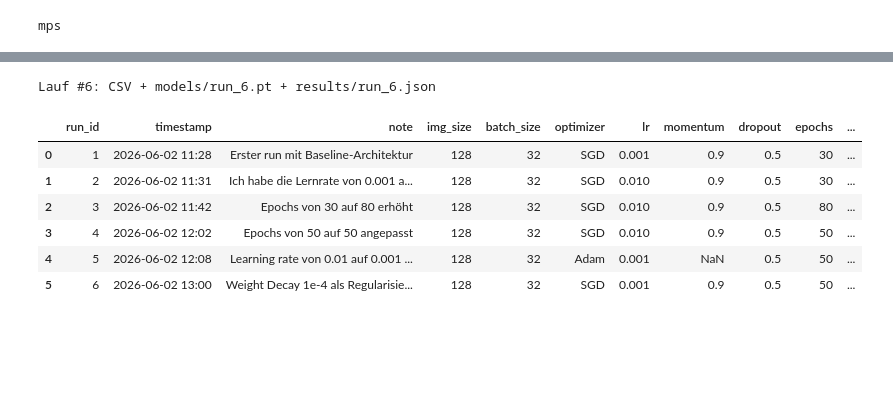
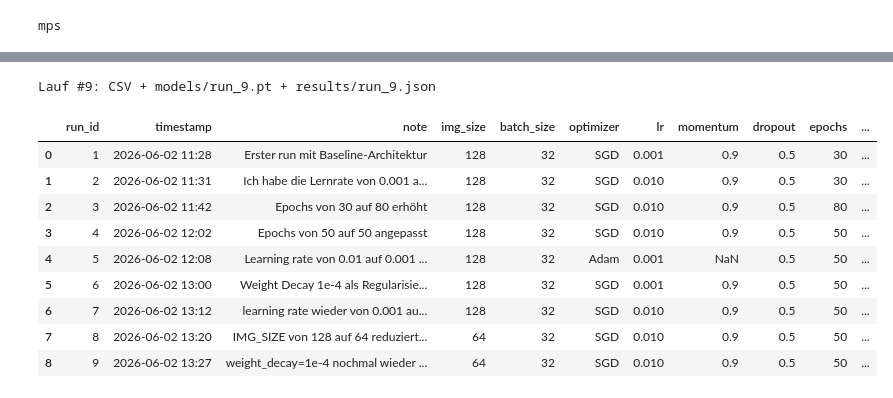
Before and after one commit to tjaarek/album-cover-genre-classifier, a Jupyter notebook: notebooks/02-album-classifier.ipynb, the cells around one changed output, grey strips where cells are left out. Cells and saved outputs as stored; diff of their text form; code cells hidden in the pictures; blank space fills up the shorter version.

Commit message:
test CNN with diffrent changes through the parameters

```diff
--- a/notebooks/02-album-classifier.ipynb
+++ b/notebooks/02-album-classifier.ipynb
@@ -19,7 +19,7 @@ from pathlib import Path
 DATA_DIR      = Path("../data/split")
 
 # Daten
-IMG_SIZE      = 128      # 64, 128 oder 300 — dein Experiment
+IMG_SIZE      = 64      # 64, 128 oder 300 — dein Experiment
 BATCH_SIZE    = 32
 NUM_WORKERS   = 0
 
@@ -28,7 +28,7 @@ NUM_CLASSES   = 10
 DROPOUT       = 0.5
 
 # Training
-LEARNING_RATE = 0.001
+LEARNING_RATE = 0.01
 NUM_EPOCHS    = 50
 
 # --- Transformationen ---
@@ -98,13 +98,16 @@ import torch.nn.functional as F
 class CoverCNN(nn.Module):
     def __init__(self, num_classes=10, dropout=0.5):
         super().__init__()
+
         # Convolutional Layer (Merkmalsextraktion)
         self.conv1 = nn.Conv2d(3,   32,  kernel_size=3, padding=1)
         self.conv2 = nn.Conv2d(32,  64,  kernel_size=3, padding=1)
         self.conv3 = nn.Conv2d(64,  128, kernel_size=3, padding=1)
+
         # Pooling Layer
         self.pool          = nn.MaxPool2d(kernel_size=2, stride=2)
         self.adaptive_pool = nn.AdaptiveAvgPool2d((4, 4))
+
         # Fully Connected Layer (Klassifikation)
         self.fc1     = nn.Linear(128 * 4 * 4, 256)
         self.dropout = nn.Dropout(dropout)
@@ -124,7 +127,7 @@ class CoverCNN(nn.Module):
 # --- Modell, Loss, Optimizer (alles aus dem Konfig-Block) ---
 model     = CoverCNN(num_classes=NUM_CLASSES, dropout=DROPOUT).to(device)
 loss_fn   = nn.CrossEntropyLoss()
-optimizer = torch.optim.SGD(model.parameters(), lr=LEARNING_RATE, momentum=0.9, weight_decay=1e-4) # torch.optim.Adam(model.parameters(), lr=LEARNING_RATE) # torch.optim.SGD(model.parameters(), lr=LEARNING_RATE, momentum=0.9)
+optimizer = torch.optim.SGD(model.parameters(), lr=LEARNING_RATE, momentum=0.9) # torch.optim.Adam(model.parameters(), lr=LEARNING_RATE) # torch.optim.SGD(model.parameters(), lr=LEARNING_RATE, momentum=0.9)
 # %%
 import torchmetrics
 
@@ -234,7 +237,7 @@ from datetime import datetime
 from pathlib import Path
 
 # --- HIER pro Lauf anpassen: was hast du verändert? ---
-RUN_NOTE = "Weight Decay 1e-4 als Regularisierung hinzugefügt"
+RUN_NOTE = "weight_decay=1e-4 nochmal wieder raus nehmen"
 
 LOG_FILE    = Path("../experiments.csv")
 MODELS_DIR  = Path("../models")
@@ -272,31 +275,34 @@ row = {
     "final_val_acc":    round(val_acc_hist[last_epoch], 4),
     "best_val_acc":     round(val_acc_hist[best_epoch], 4),
     "best_epoch":       best_epoch,
 }
 log = pd.concat([log, pd.DataFrame([row])], ignore_index=True)
 log.to_csv(LOG_FILE, index=False)
 
 # 2) Modellgewichte sichern
 torch.save(model.state_dict(), MODELS_DIR / f"run_{run_id}.pt")
 
 # 3) vollständige Verläufe sichern (zum späteren Re-Plotten)
 history = {
     "train_loss": list(train_loss_hist.values()),
     "val_loss":   list(val_loss_hist.values()),
     "train_acc":  list(train_acc_hist.values()),
     "val_acc":    list(val_acc_hist.values()),
 }
 with open(RESULTS_DIR / f"run_{run_id}.json", "w") as f:
     json.dump(history, f)
 
 print(f"Lauf #{run_id}: CSV + models/run_{run_id}.pt + results/run_{run_id}.json")
 log
 # %% [output]
-Lauf #6: CSV + models/run_6.pt + results/run_6.json
+Lauf #9: CSV + models/run_9.pt + results/run_9.json
 |  | run_id | timestamp | note | img_size | batch_size | optimizer | lr | momentum | dropout | epochs | ... |
 | 0 | 1 | 2026-06-02 11:28 | Erster run mit Baseline-Architektur | 128 | 32 | SGD | 0.001 | 0.9 | 0.5 | 30 | ... |
 | 1 | 2 | 2026-06-02 11:31 | Ich habe die Lernrate von 0.001 a... | 128 | 32 | SGD | 0.010 | 0.9 | 0.5 | 30 | ... |
 | 2 | 3 | 2026-06-02 11:42 | Epochs von 30 auf 80 erhöht | 128 | 32 | SGD | 0.010 | 0.9 | 0.5 | 80 | ... |
 | 3 | 4 | 2026-06-02 12:02 | Epochs von 50 auf 50 angepasst | 128 | 32 | SGD | 0.010 | 0.9 | 0.5 | 50 | ... |
 | 4 | 5 | 2026-06-02 12:08 | Learning rate von 0.01 auf 0.001 ... | 128 | 32 | Adam | 0.001 | NaN | 0.5 | 50 | ... |
 | 5 | 6 | 2026-06-02 13:00 | Weight Decay 1e-4 als Regularisie... | 128 | 32 | SGD | 0.001 | 0.9 | 0.5 | 50 | ... |
+| 6 | 7 | 2026-06-02 13:12 | learning rate wieder von 0.001 au... | 128 | 32 | SGD | 0.010 | 0.9 | 0.5 | 50 | ... |
+| 7 | 8 | 2026-06-02 13:20 | IMG_SIZE von 128 auf 64 reduziert... | 64 | 32 | SGD | 0.010 | 0.9 | 0.5 | 50 | ... |
+| 8 | 9 | 2026-06-02 13:27 | weight_decay=1e-4 nochmal wieder ... | 64 | 32 | SGD | 0.010 | 0.9 | 0.5 | 50 | ... |
```
Also changed, not shown: parts of 3 cells of this notebook, 7 other files.
